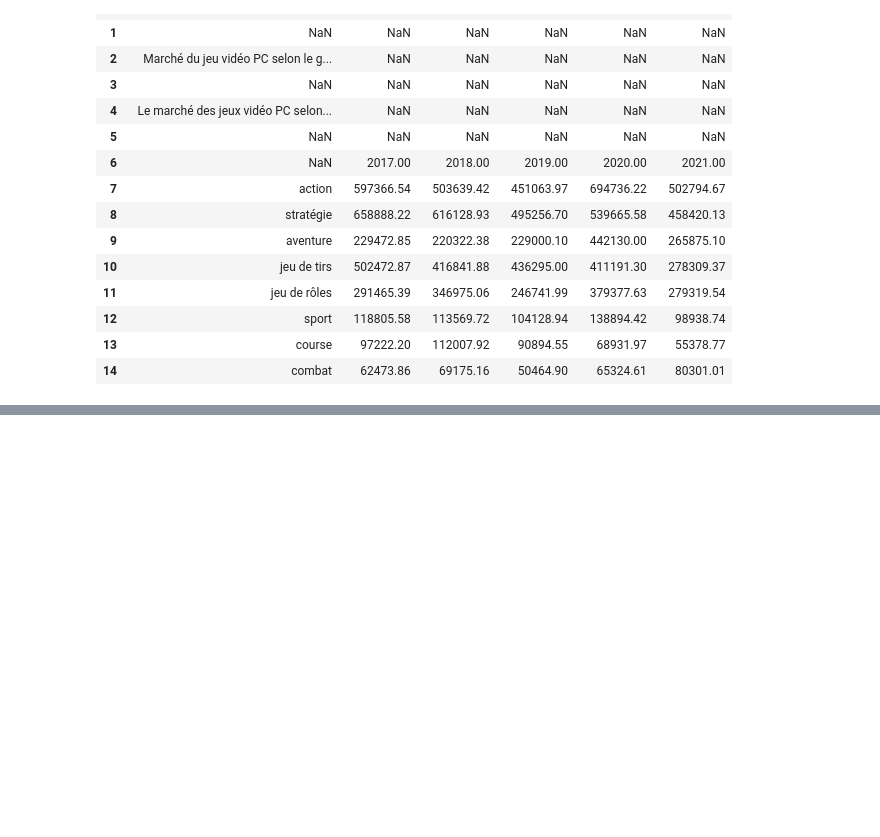
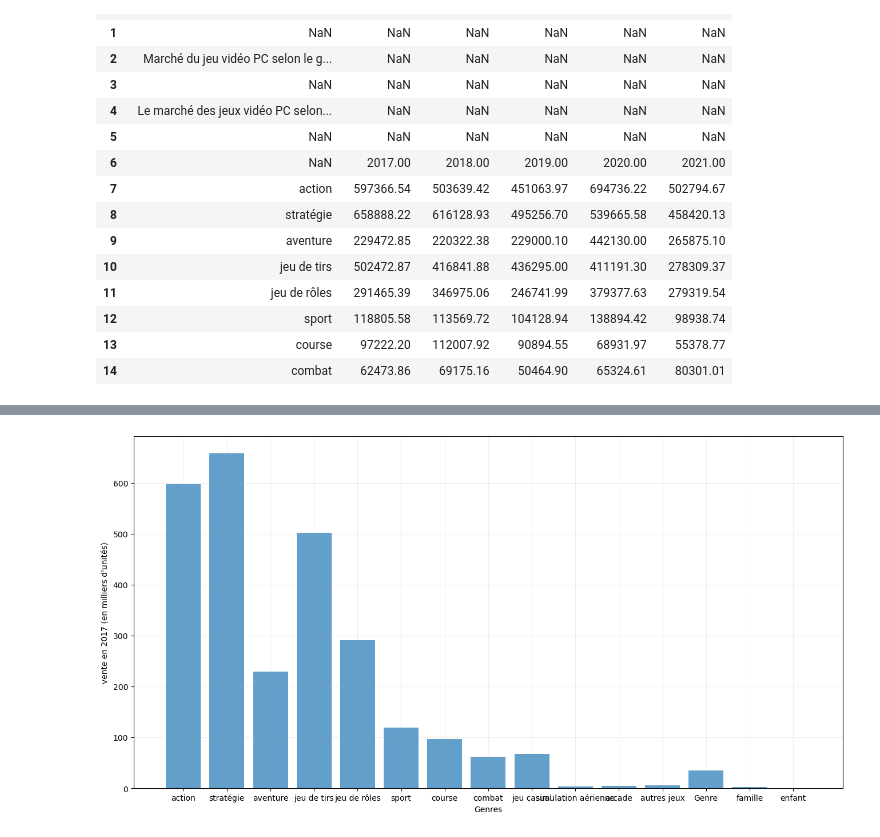
Before and after one commit to Gigique/Climat_Change, a Jupyter notebook: Video_Games_Market.ipynb, the cells around one changed output, grey strips where cells are left out. Cells and saved outputs as stored; diff of their text form; code cells hidden in the pictures; blank space fills up the shorter version.

```diff
--- a/Video_Games_Market.ipynb
+++ b/Video_Games_Market.ipynb
@@ -46,24 +50,6 @@ data_clean.head(15)
 | 20 | famille | 2433.47 | 3741.05 | 3696.59 | 5389.96 | 4267.12 |
 # %%
-df_genre = data_clean.iloc[:17]
-#df_genre.columns  = df_genre.iloc[0].apply(lambda x: int(math.trunc(x)) if pd.notna(x) and isinstance(x, (int, float)) else x)
-#df_genre = df_genre[1:].reset_index(drop=True)
-#df_genre.iloc[0] = df_genre.iloc[0].apply(lambda x: int(x) if pd.notna(x) and isinstance(x, (np.float64, float)) else x)
+df_genre = data_clean.iloc[1:17].reset_index(drop=True)
 
-def convert_and_trunc(x):
-    try:
-        # Convertit les chaînes numériques en float
-        value = float(x)
-        print("bla")
-        return int(math.trunc(value))
-    except ValueError:
-        # Renvoie la valeur inchangée si la conversion échoue
-        print("error")
-        return x
-
-# Appliquer la conversion à la première ligne
-df_genre.iloc[0] = df_genre.iloc[0].apply(convert_and_trunc)
-
-# Afficher le DataFrame
-print(df_genre.head())
+df_genre
 # %% [output]
@@ -82,0 +73,16 @@ bla
+# %%
+n_genres = len(df_genre["Genre"])
+largeur = n_genres * 1
+
+# Définition de la taille de la figure
+plt.figure(figsize=(largeur, 8))
+
+plt.bar(df_genre["Genre"][:-1], df_genre[2017][:-1]/1000, alpha=0.7)
+
+plt.xlabel("Genres")
+plt.ylabel("vente en 2017 (en milliers d'unités)")
+plt.grid(True, alpha=0.2) #ajout d'une grille en arrière plan
+
+plt.show()
+# %% [output]
+[figure, added]
```
Also changed, not shown: parts of 3 cells of this notebook.
